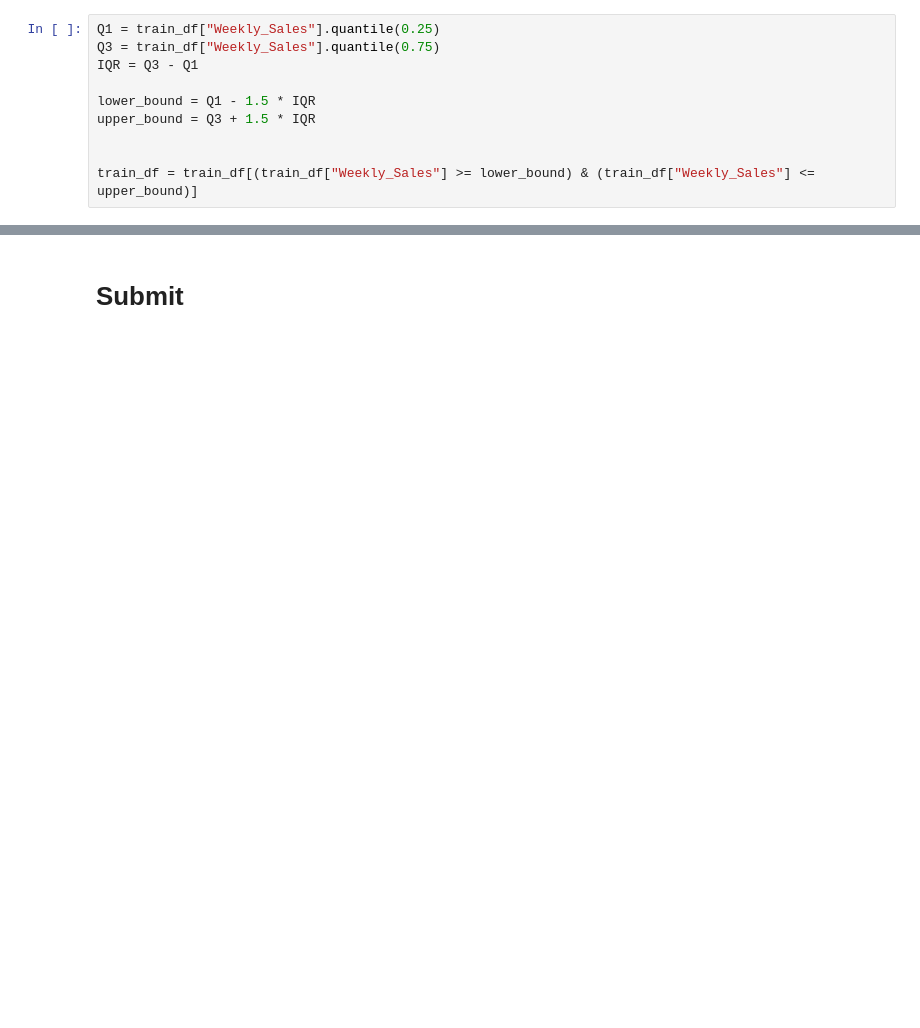
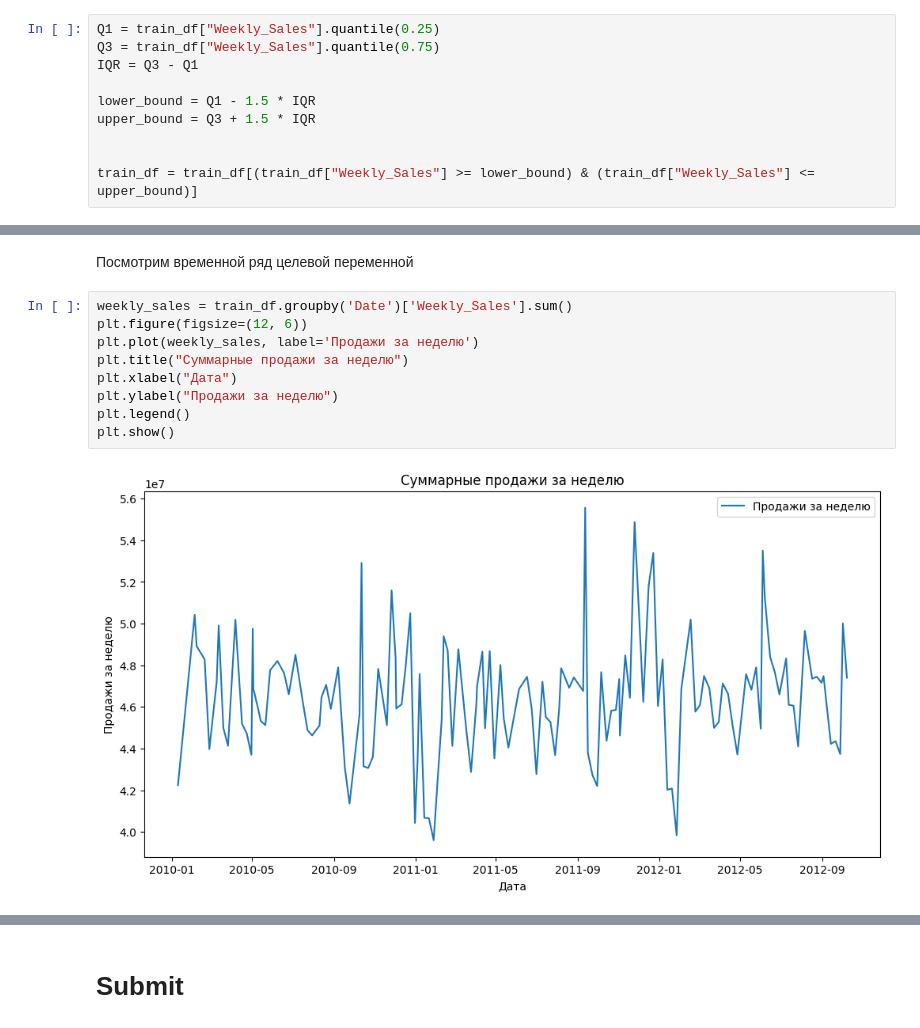
Before and after one commit to anastasia-nemkova/ML_labs, a Jupyter notebook: lab3/submit.ipynb, the cells around one changed output, grey strips where cells are left out. Drawn from its saved outputs; the diff is of its cells as text; blank space fills up the shorter version.

```diff
--- a/lab3/submit.ipynb
+++ b/lab3/submit.ipynb
@@ -306,0 +107,13 @@ MAPE: 0.06656527594022771
+# %% [markdown]
+Посмотрим временной ряд целевой переменной
+# %%
+weekly_sales = train_df.groupby('Date')['Weekly_Sales'].sum()
+plt.figure(figsize=(12, 6))
+plt.plot(weekly_sales, label='Продажи за неделю')
+plt.title("Суммарные продажи за неделю")
+plt.xlabel("Дата")
+plt.ylabel("Продажи за неделю")
+plt.legend()
+plt.show()
+# %% [output]
+[figure, added]
```
Also changed, not shown: parts of 46 cells of this notebook, 1 other file.
